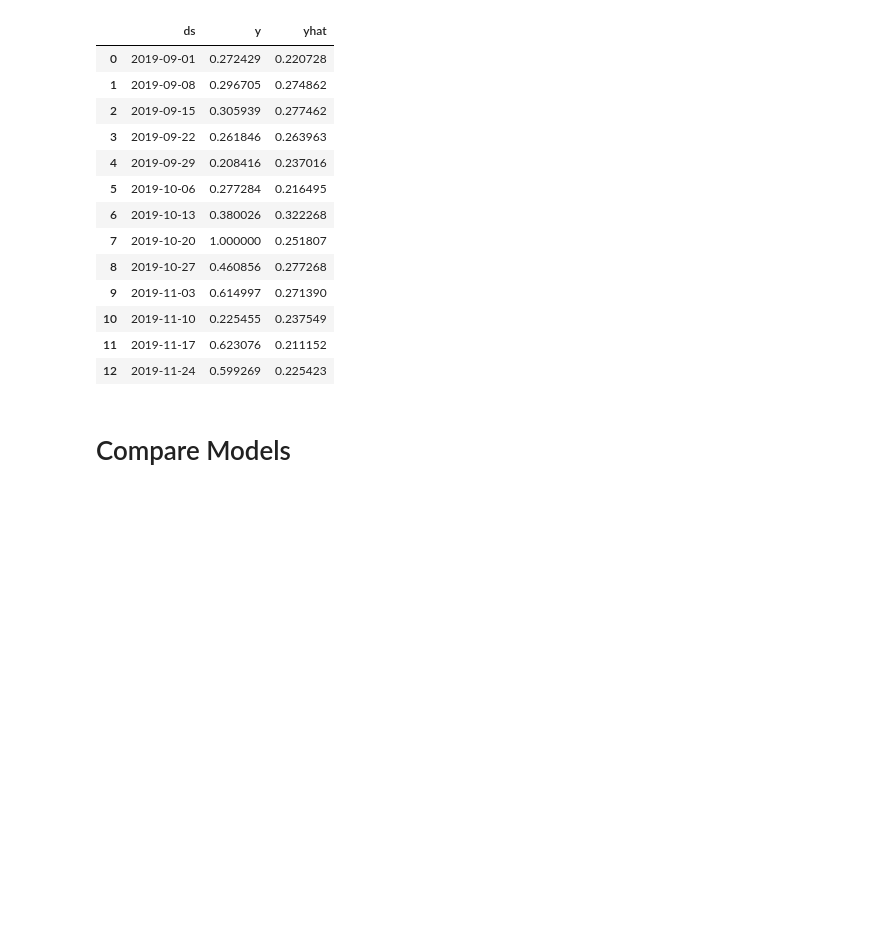
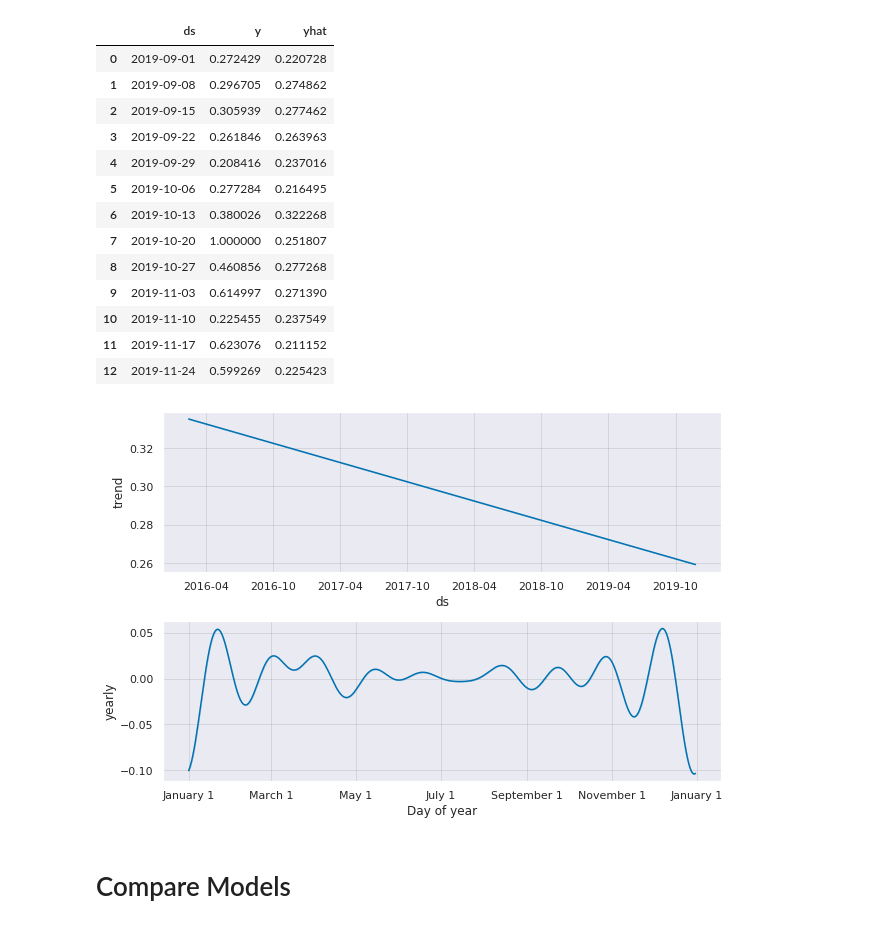
Before and after one commit to BlueOrangeDigital/TimeSeries, a Jupyter notebook: Prophet/By_Week.ipynb, the cells around one changed output. Saved outputs shown, nothing was run; the diff lists cells and outputs as text; code cells hidden in the pictures; blank space fills up the shorter version.

```diff
--- a/Prophet/By_Week.ipynb
+++ b/Prophet/By_Week.ipynb
@@ -256,6 +260,10 @@ compare_dates('2019-09-01', '2019-11-24', forecast2, test)
 | 10 | 2019-11-10 | 0.225455 | 0.237549 |
 | 11 | 2019-11-17 | 0.623076 | 0.211152 |
 | 12 | 2019-11-24 | 0.599269 | 0.225423 |
+# %%
+fig_decompose = m.plot_components(forecast2)
+# %% [output]
+[figure, added]
 # %% [markdown]
 # Compare Models
 # %%
```
Also changed, not shown: parts of 4 cells of this notebook.
